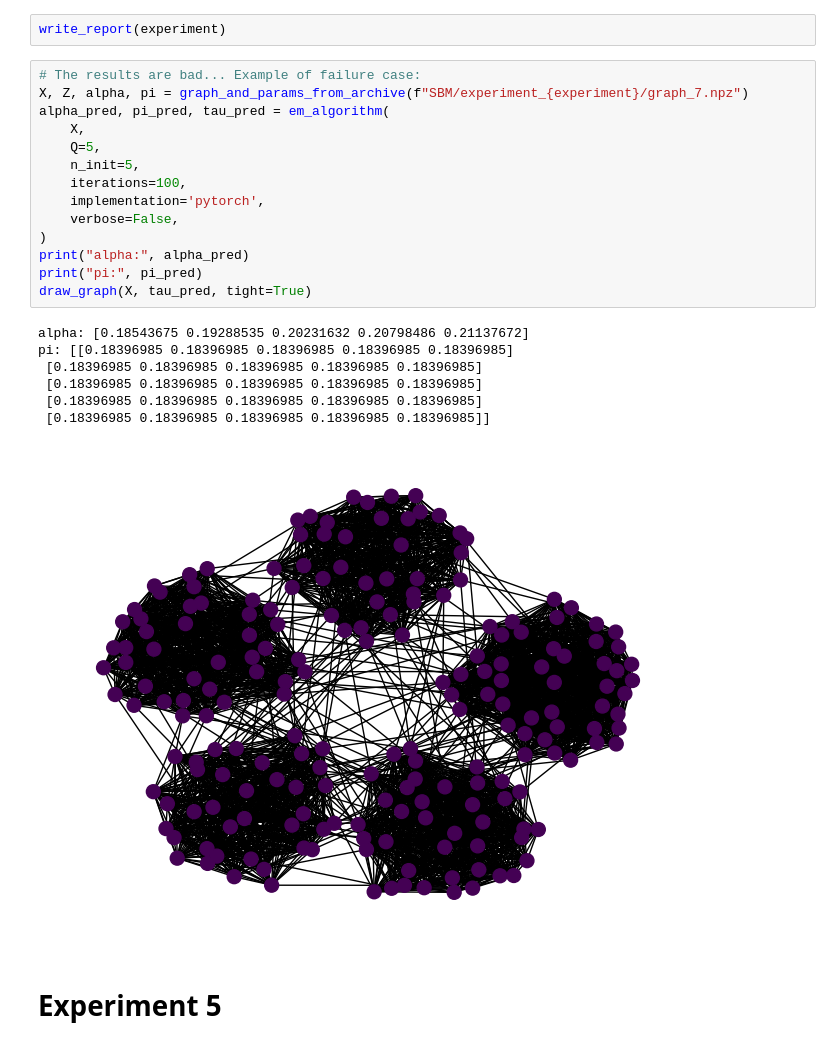
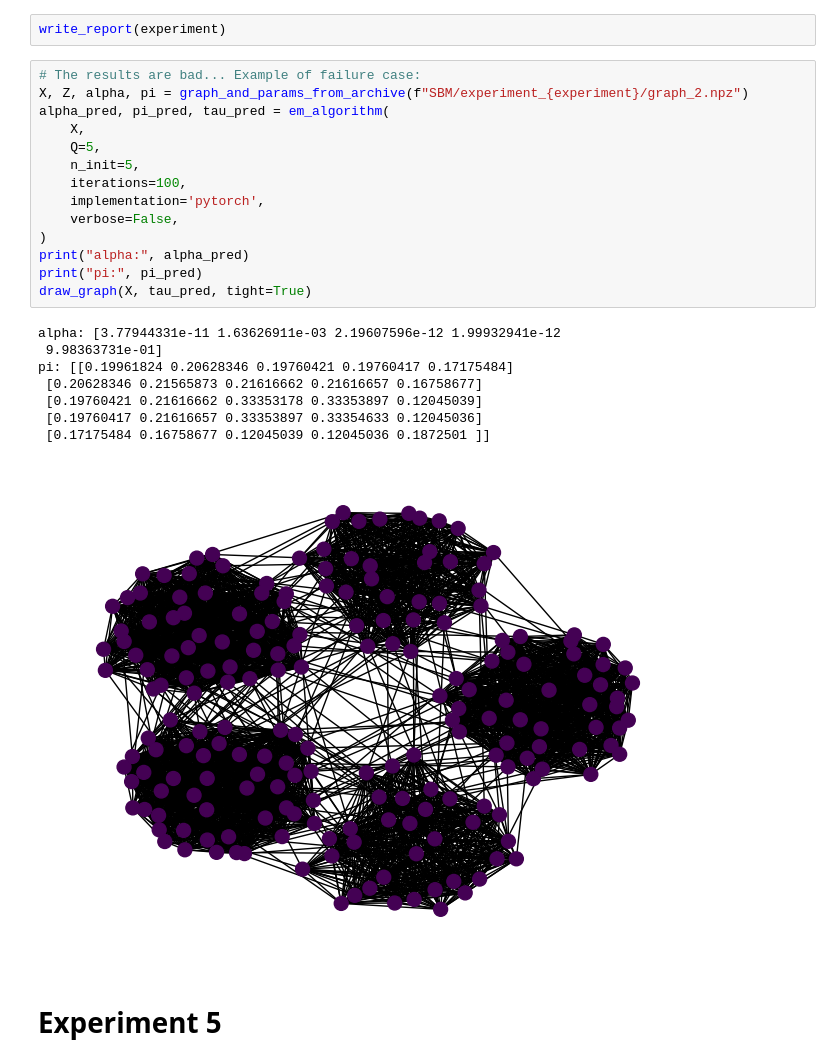
Before and after one commit to bastienlc/SBM-EM, a Jupyter notebook: experiments_SBM.ipynb, the cells around one changed output. Saved outputs shown, nothing was run; the diff lists cells and outputs as text.

```diff
--- a/experiments_SBM.ipynb
+++ b/experiments_SBM.ipynb
@@ -254,26 +263,27 @@ launch_experiment(experiment, n_init=5, n_iter=100)
 write_report(experiment)
 # %%
 # The results are bad... Example of failure case:
-X, Z, alpha, pi = graph_and_params_from_archive(f"SBM/experiment_{experiment}/graph_7.npz")
+X, Z, alpha, pi = graph_and_params_from_archive(f"SBM/experiment_{experiment}/graph_2.npz")
 alpha_pred, pi_pred, tau_pred = em_algorithm(
     X,
     Q=5,
     n_init=5,
     iterations=100,
     implementation='pytorch',
     verbose=False,
 )
 print("alpha:", alpha_pred)
 print("pi:", pi_pred)
 draw_graph(X, tau_pred, tight=True)
 # %% [output]
-alpha: [0.18543675 0.19288535 0.20231632 0.20798486 0.21137672]
-pi: [[0.18396985 0.18396985 0.18396985 0.18396985 0.18396985]
- [0.18396985 0.18396985 0.18396985 0.18396985 0.18396985]
- [0.18396985 0.18396985 0.18396985 0.18396985 0.18396985]
- [0.18396985 0.18396985 0.18396985 0.18396985 0.18396985]
- [0.18396985 0.18396985 0.18396985 0.18396985 0.18396985]]
+alpha: [3.77944331e-11 1.63626911e-03 2.19607596e-12 1.99932941e-12
+ 9.98363731e-01]
+pi: [[0.19961824 0.20628346 0.19760421 0.19760417 0.17175484]
+ [0.20628346 0.21565873 0.21616662 0.21616657 0.16758677]
+ [0.19760421 0.21616662 0.33353178 0.33353897 0.12045039]
+ [0.19760417 0.21616657 0.33353897 0.33354633 0.12045036]
+ [0.17175484 0.16758677 0.12045039 0.12045036 0.1872501 ]]
-[figure, old version]
+[figure, new version]
 # %% [markdown]
 # Experiment 5
 # %%
```
Also changed, not shown: parts of 15 cells of this notebook, 14 other files.
